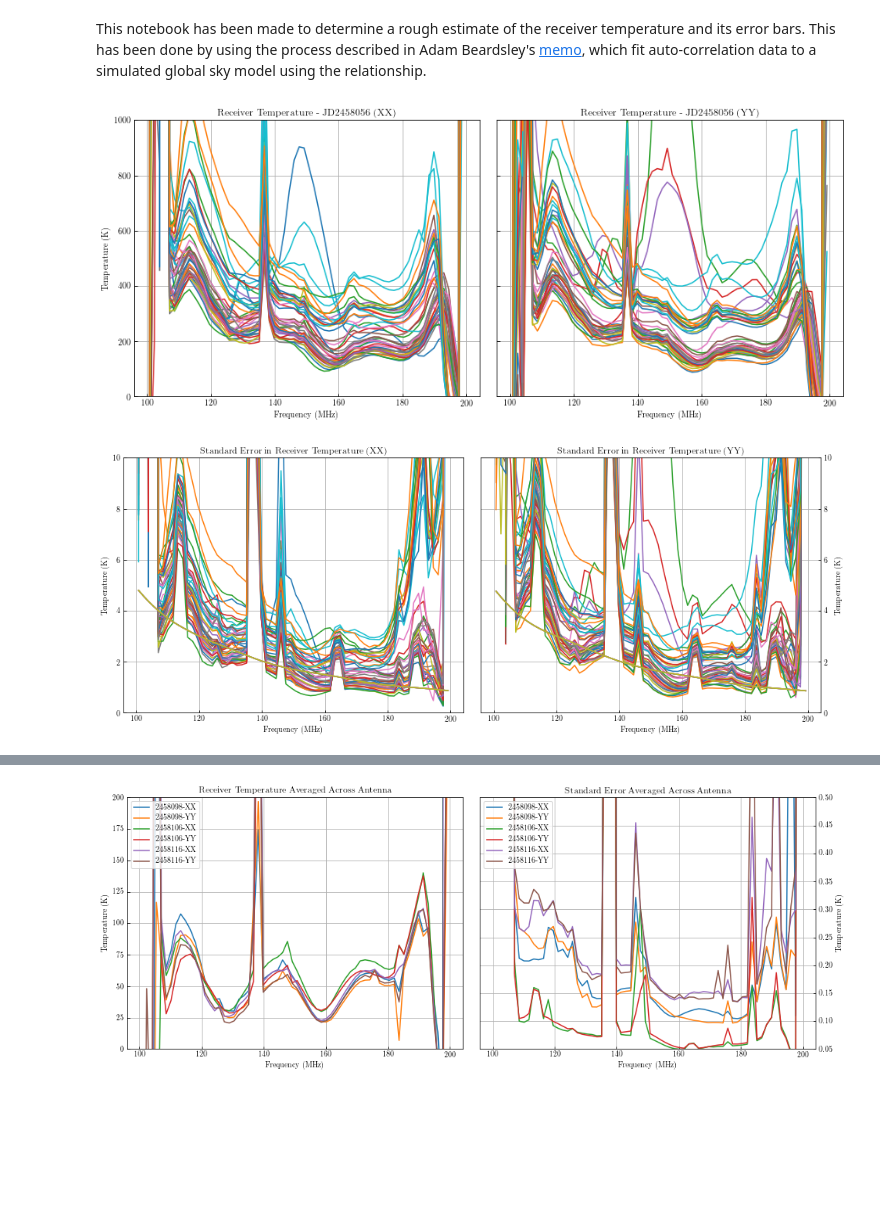
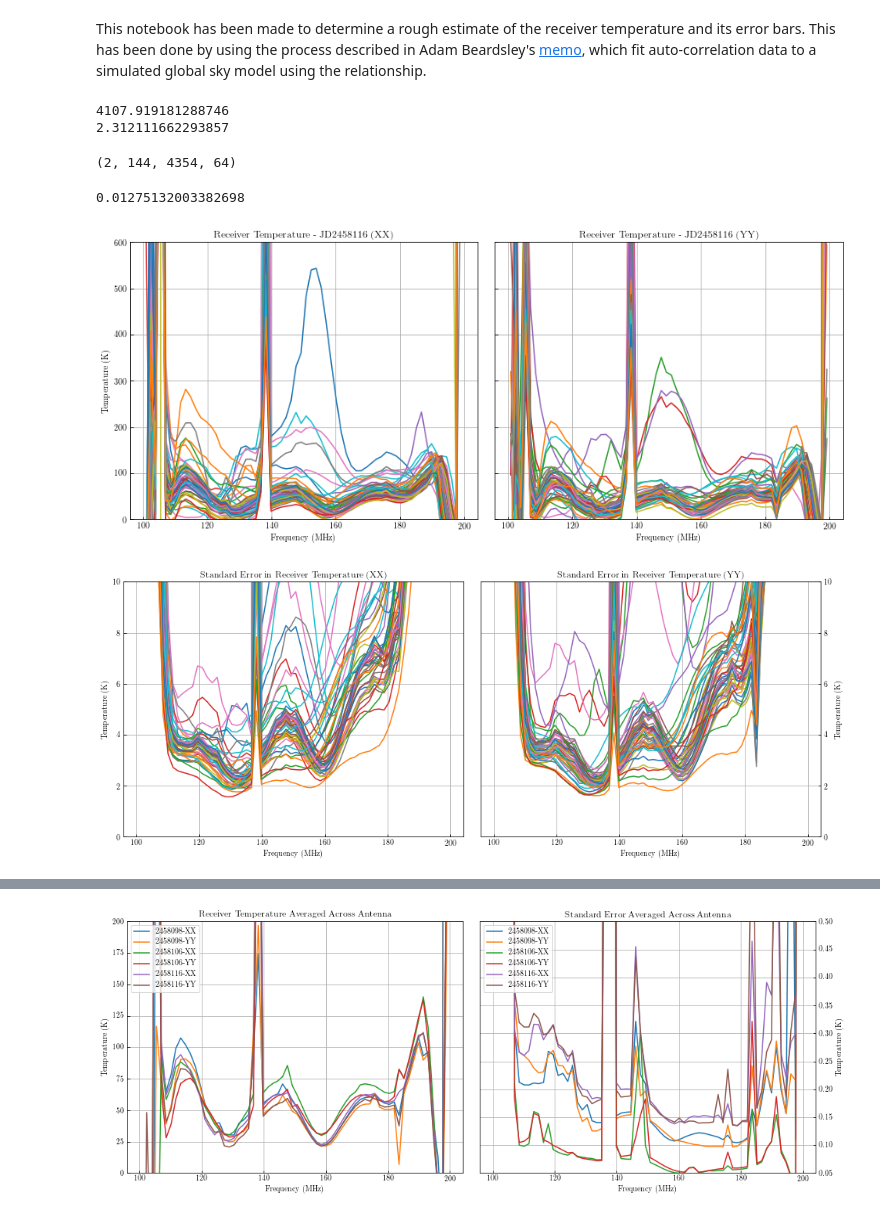
Before and after one commit to tyler-a-cox/HERA_Tsys, a Jupyter notebook: notebooks/HERA_Tsys_auto_fits.ipynb, the cells around one changed output, grey strips where cells are left out. Cells and saved outputs as stored; diff of their text form; code cells hidden in the pictures; blank space fills up the shorter version.

```diff
--- a/notebooks/HERA_Tsys_auto_fits.ipynb
+++ b/notebooks/HERA_Tsys_auto_fits.ipynb
@@ -75,3 +46,42 @@ jd = JD
+# %%
+# Generate variance matrix for measurements
+dB = 100.0 / data_ave.shape[3] # Bandwidth in MHz
+t = 10.8 # seconds
+
+print np.sqrt(1e6*dB*t)
+print data_ave.mean()
+C = data_ave / np.sqrt(1e6*dB*t)
+
+pols = ['X', 'Y']
+npol = len(pols)
+nant = len(HERA_list)
+
+new_feeds = list(set(HERA_list)-set(nrao_feeds))
+
+# Fit auto data to model
+auto_fits = np.zeros((npol, nant, len(freqs), 2))  # gain_amp, gain_slope, rxr_amp
+covs = np.zeros((npol, nant, len(freqs), 2, 2))
+
+# Create interp_func to return Tsky - <Tsky> (ie, deviation from mean)
+interp_Tsky = interpolate.interp1d(model_lsts, model_HERA_Tsky, kind='cubic', axis=2, fill_value='extrapolate')
+interp_Tsky_array = interp_Tsky(data_lsts[0])
+Tsky_mean = np.mean(interp_Tsky_array, axis=2)
+Tsky_prime = interp_Tsky_array - np.expand_dims(Tsky_mean, 2)
+
+
+jd = JD
+#JD = str(JD) + '_wide'
+# %% [output]
+4107.919181288746
+2.312111662293857
+# %%
+C.shape
+# %% [output]
+(2, 144, 4354, 64)
+# %%
+np.mean(np.sqrt(C))
+# %% [output]
+0.01275132003382698
 # %%
 def gain_rxr_temp(auto_fits, covs, save_npz=True):
     '''
@@ -98,26 +108,31 @@ if os.path.exists('/Users/tyler/Desktop/Research/Tsys/Tsys_plots/IDR2/{}/rxr_tem
     gains = fits_data['gains']
     rxr_temp_err = fits_data['rxr_temp_err']
     rxr_temp = fits_data['rxr_temp']
-    auto_fits[:,:,:,0] = gains
-    auto_fits[:,:,:,1] = (rxr_temp + Tsky_mean[:, None, :])*gains
+    covs = fits_data['covs']
+    auto_fits = fits_data['auto_fits']
 
 else:
     for pol in xrange(npol):
         for fi, freq in enumerate(freqs):
             interp_values = Tsky_prime[pol, fi, :]
             for anti, ant in enumerate(HERA_list):
-                out = curve_fit(curve_to_fit, data_lsts[pol], data_ave[pol][ant, :, fi],
-                                bounds=(0, np.inf))
-                auto_fits[pol, anti, fi, :] = out[0]
-                covs[pol, anti, fi, :, :] = out[1]
-    gains, rxr_temp, rxr_temp_err = gain_rxr_temp(auto_fits, covs, save_npz=True)
+                try:
+                    out = curve_fit(curve_to_fit, data_lsts[pol], data_ave[pol][ant, :, fi],
+                                    bounds=(0, np.inf), absolute_sigma=True)
+                    auto_fits[pol, anti, fi, :] = out[0]
+                    covs[pol, anti, fi, :, :] = out[1]
+                except:
+                    print "POL: {POL}, ANT: {ANT}, FREQ: {FREQ}".format(POL=pol, ANT=ant, FREQ=freq)
+                    auto_fits[pol, anti, fi, :] = [0,0]
+                    covs[pol, anti, fi, :, :] = [[0,0],[0,0]]
+    gains, rxr_temp, rxr_temp_err = gain_rxr_temp(auto_fits, covs, save_npz=False)
 # %%
 fig, axarr = plt.subplots(1, 2, sharey=True, figsize=(15, 6))
 
 for poli, pol in enumerate(pols):
     for anti, ant in enumerate(HERA_list):
         axarr[poli].plot(freqs, rxr_temp[poli, anti, :], label=str(ant))
-    axarr[poli].set_ylim([0,1000])
+    axarr[poli].set_ylim([0,600])
     axarr[0].set_ylabel('Temperature (K)')
     axarr[0].set_xlabel('Frequency (MHz)')
     axarr[1].set_xlabel('Frequency (MHz)')
@@ -127,32 +142,24 @@ for poli, pol in enumerate(pols):
 plt.subplots_adjust(wspace=0.05)
 #plt.savefig('/Users/tyler/Desktop/Research/Tsys/Tsys_plots/IDR2/{JD}/receiver_temp_{JD}.png'.format(JD=JD), bbox_inches='tight')
 # %% [output]
-[figure, old version]
+[figure, new version]
 # %%
 fig, axarr = plt.subplots(1, 2,figsize=(16, 6))
 
 for poli, pol in enumerate(pols):
     for anti, ant in enumerate(HERA_list):
-        '''
-        if ant in bad_ants[poli]:
-            axarr[1].plot(freqs, rxr_temp_err[poli, anti, :], label=str(ant), linestyle='--')
-            axarr[0].plot(freqs, rxr_temp[poli, anti, :], label=str(ant), linestyle='--')
-        elif ant in [98,66,141]:
-            axarr[1].plot(freqs, rxr_temp_err[poli, anti, :], label=str(ant))
-            axarr[0].plot(freqs, rxr_temp[poli, anti, :], label=str(ant))
-        '''
         axarr[poli].plot(freqs, rxr_temp_err[poli, anti, :], label=str(ant))
     axarr[poli].set_xlabel('Frequency (MHz)')
     axarr[poli].set_ylim([0,10])
     axarr[poli].set_ylabel('Temperature (K)')
     axarr[1].yaxis.tick_right()
     axarr[1].yaxis.set_label_position("right")
     axarr[poli].set_ylabel('Temperature (K)')
     axarr[poli].set_title('Standard Error in Receiver Temperature ({})'.format(2*pol))
     #plt.show()
 axarr[0].grid()
 axarr[1].grid()
 plt.subplots_adjust(wspace=0.05)
 #plt.savefig('/Users/tyler/Desktop/Research/Tsys/Tsys_plots/IDR2/{JD}/rxr_standard_err_{pol}_{JD}.png'.format(pol=2*pol, JD=JD), bbox_inches='tight')
 # %% [output]
-[figure, old version]
+[figure, new version]
```
Also changed, not shown: parts of 10 cells of this notebook, 5 other files.
